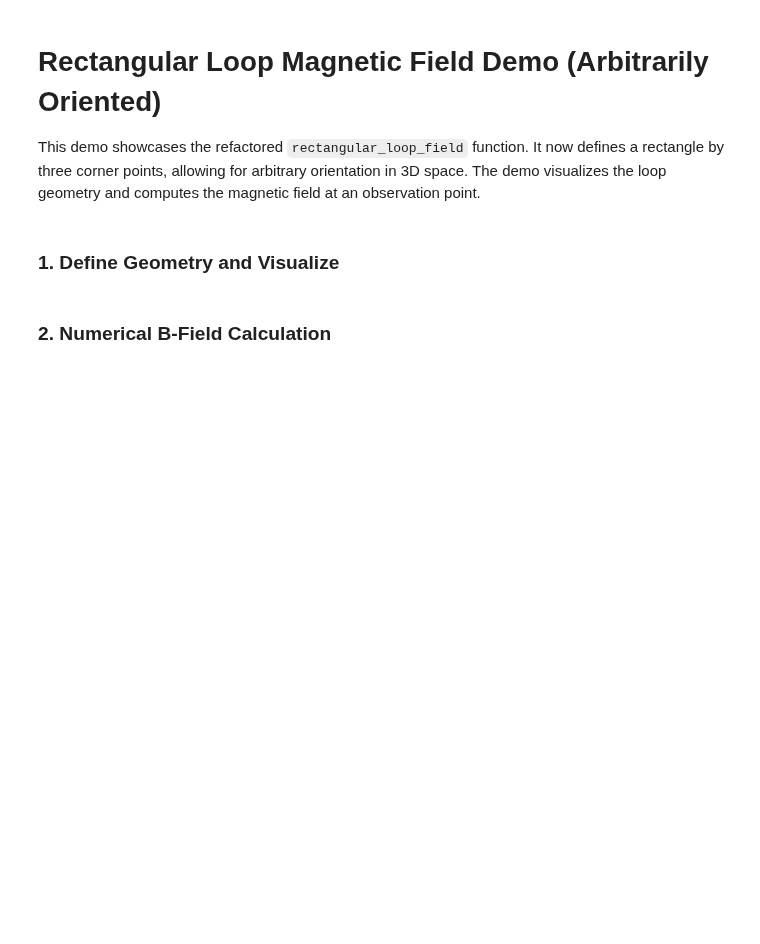
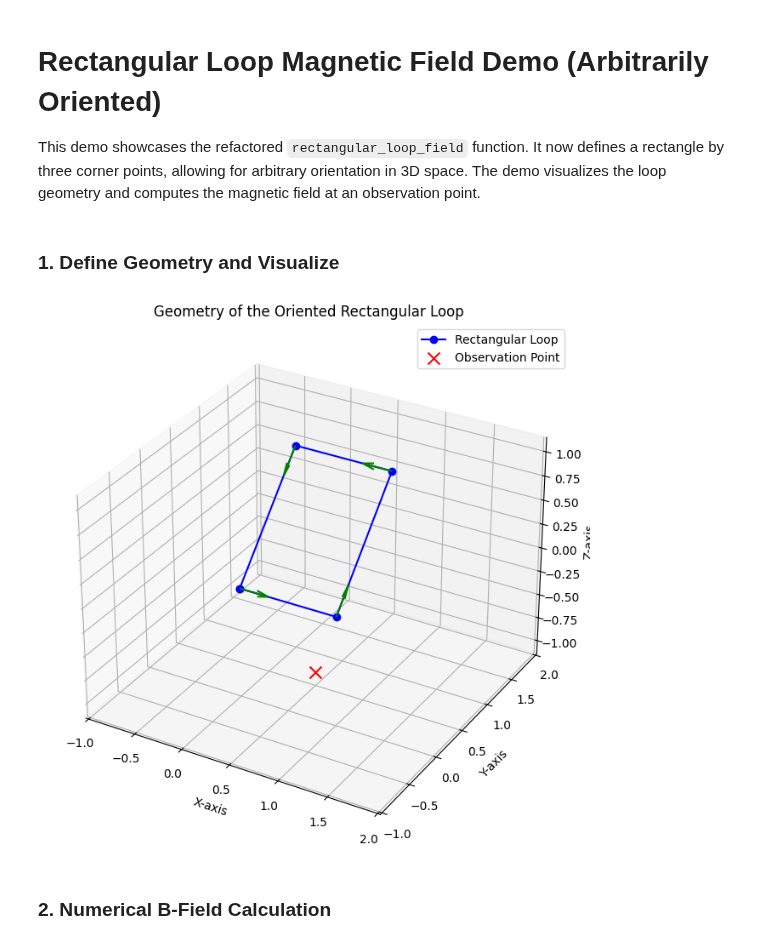
Before and after one commit to shashi-manikonda/MTFLibrary, a Jupyter notebook: demo/rectangular_loop_demo.ipynb, the cells around one changed output. Drawn from its saved outputs; the diff is of its cells as text; code cells hidden in the pictures; blank space fills up the shorter version.

```diff
--- a/demo/rectangular_loop_demo.ipynb
+++ b/demo/rectangular_loop_demo.ipynb
@@ -15,31 +15,40 @@ from mpl_toolkits.mplot3d import Axes3D
 ### 1. Define Geometry and Visualize
 # %%
 # --- Loop and Field Point Parameters ---
-# Define an arbitrarily oriented rectangle using 3 corner points (p1, p2, p4)
-# where p1-p2 and p1-p4 are the sides.
 p1 = np.array([0, 0, 0])
 p2 = np.array([1, 0, 0]) # Side 1 along x-axis
 p4 = np.array([0, 1, 1]) # Side 2 in yz-plane, making the loop tilted
 current = 1.0
 observation_point = [0.5, 0.5, -1.0] # An off-axis observation point
 
 # Calculate the 4th corner
 p3 = p2 + (p4 - p1)
 corners = [p1, p2, p3, p4]
 loop_segments = np.array(corners + [corners[0]])
 
 # --- Visualize the Setup ---
 fig = plt.figure(figsize=(8, 8))
 ax = fig.add_subplot(111, projection='3d')
 ax.plot(loop_segments[:,0], loop_segments[:,1], loop_segments[:,2], 'b-o', label='Rectangular Loop')
 ax.scatter(observation_point[0], observation_point[1], observation_point[2], c='r', marker='x', s=100, label='Observation Point')
+
+# Add arrows for current direction
+for i in range(4):
+    start = corners[i]
+    end = corners[(i + 1) % 4]
+    ax.quiver(start[0], start[1], start[2],
+              end[0]-start[0], end[1]-start[1], end[2]-start[2],
+              length=0.3, normalize=True, color='g', arrow_length_ratio=0.4)
+
 ax.set_xlabel('X-axis')
 ax.set_ylabel('Y-axis')
 ax.set_zlabel('Z-axis')
 ax.set_title('Geometry of the Oriented Rectangular Loop')
 ax.legend()
 ax.axis('equal')
 plt.show()
+# %% [output]
+[figure, added]
 # %% [markdown]
 ### 2. Numerical B-Field Calculation
 # %%
```
Also changed, not shown: parts of 1 cell of this notebook, 4 other files.
